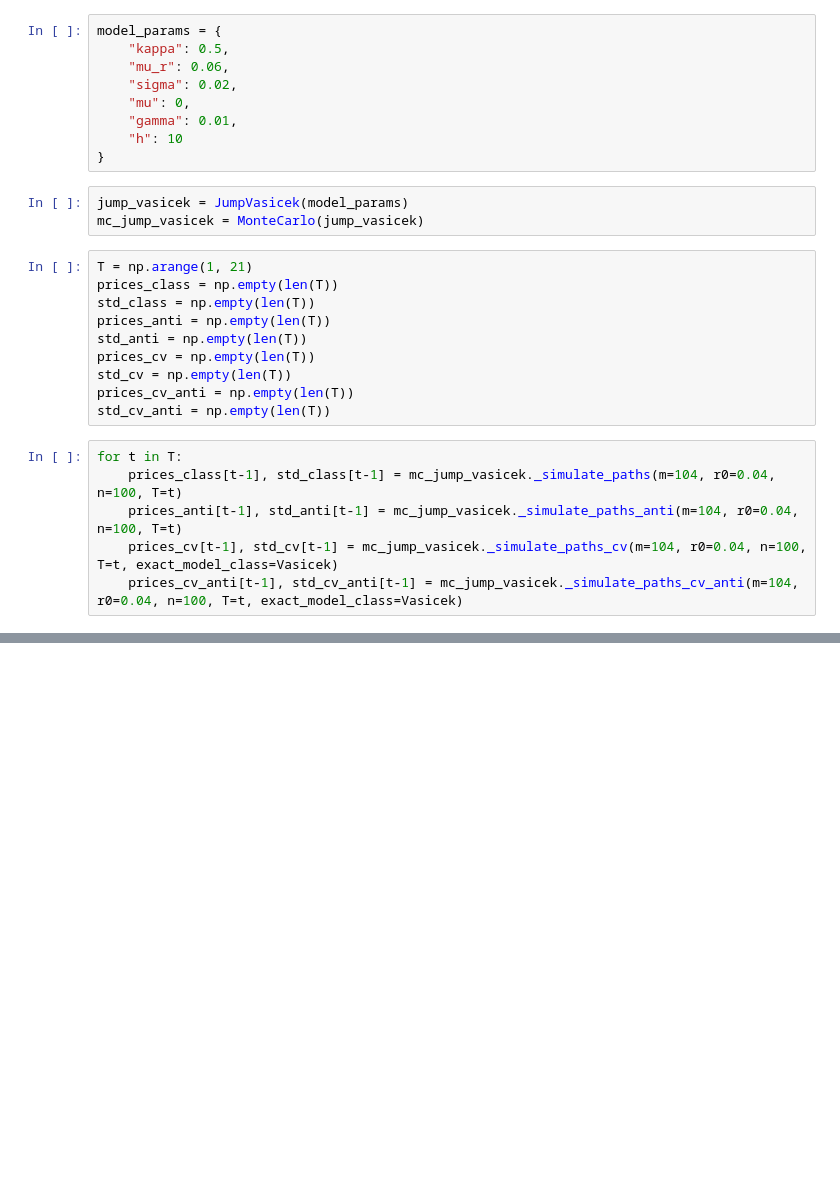
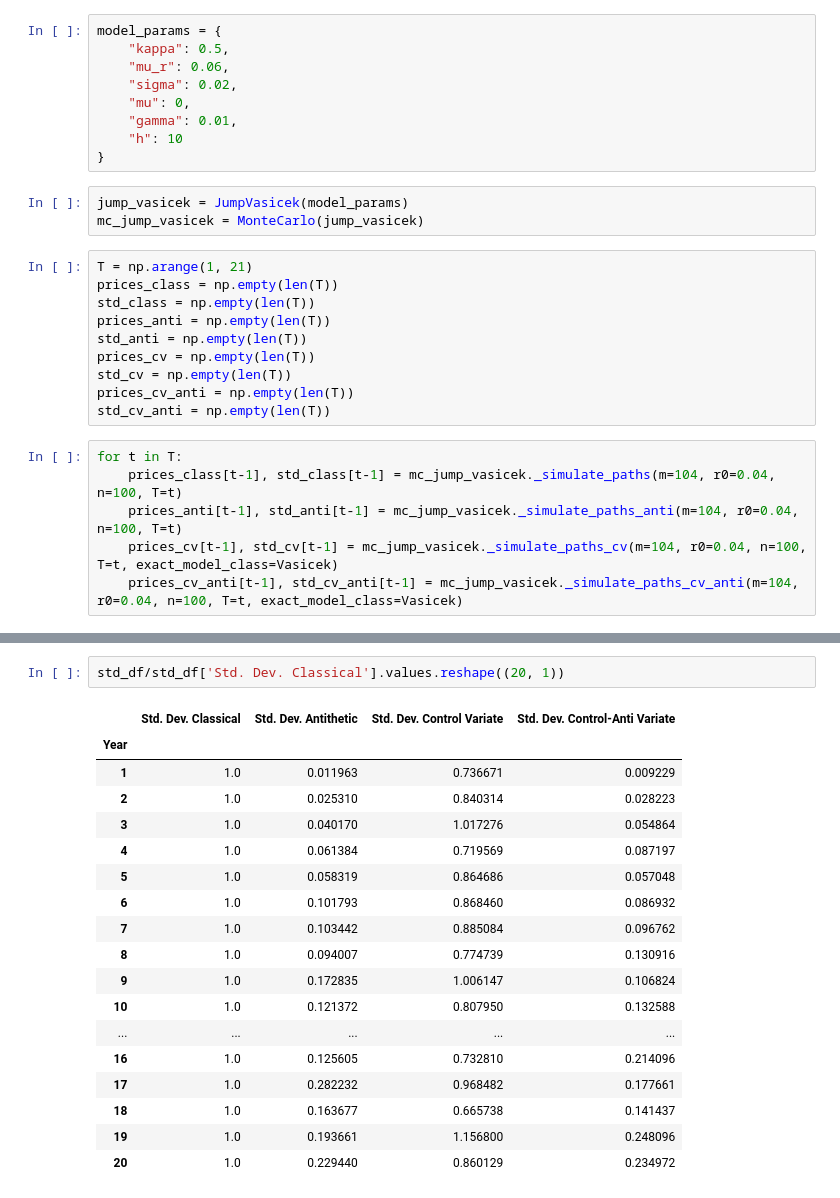
Before and after one commit to upathare1/Advanced-Term-Structures, a Jupyter notebook: Code/results/Monte-Carlo-Vasicek.ipynb, the cells around one changed output, grey strips where cells are left out. Drawn from its saved outputs; the diff is of its cells as text; blank space fills up the shorter version.

```diff
--- a/Code/results/Monte-Carlo-Vasicek.ipynb
+++ b/Code/results/Monte-Carlo-Vasicek.ipynb
@@ -44,0 +53,21 @@ std_df.plot()
+# %%
+std_df/std_df['Std. Dev. Classical'].values.reshape((20, 1))
+# %% [output]
+|  | Std. Dev. Classical | Std. Dev. Antithetic | Std. Dev. Control Variate | Std. Dev. Control-Anti Variate |
+| Year |  |  |  |  |
+| 1 | 1.0 | 0.011963 | 0.736671 | 0.009229 |
+| 2 | 1.0 | 0.025310 | 0.840314 | 0.028223 |
+| 3 | 1.0 | 0.040170 | 1.017276 | 0.054864 |
+| 4 | 1.0 | 0.061384 | 0.719569 | 0.087197 |
+| 5 | 1.0 | 0.058319 | 0.864686 | 0.057048 |
+| 6 | 1.0 | 0.101793 | 0.868460 | 0.086932 |
+| 7 | 1.0 | 0.103442 | 0.885084 | 0.096762 |
+| 8 | 1.0 | 0.094007 | 0.774739 | 0.130916 |
+| 9 | 1.0 | 0.172835 | 1.006147 | 0.106824 |
+| 10 | 1.0 | 0.121372 | 0.807950 | 0.132588 |
+| ... | ... | ... | ... | ... |
+| 16 | 1.0 | 0.125605 | 0.732810 | 0.214096 |
+| 17 | 1.0 | 0.282232 | 0.968482 | 0.177661 |
+| 18 | 1.0 | 0.163677 | 0.665738 | 0.141437 |
+| 19 | 1.0 | 0.193661 | 1.156800 | 0.248096 |
+| 20 | 1.0 | 0.229440 | 0.860129 | 0.234972 |
```
Also changed, not shown: parts of 2 cells of this notebook, 3 other files.
